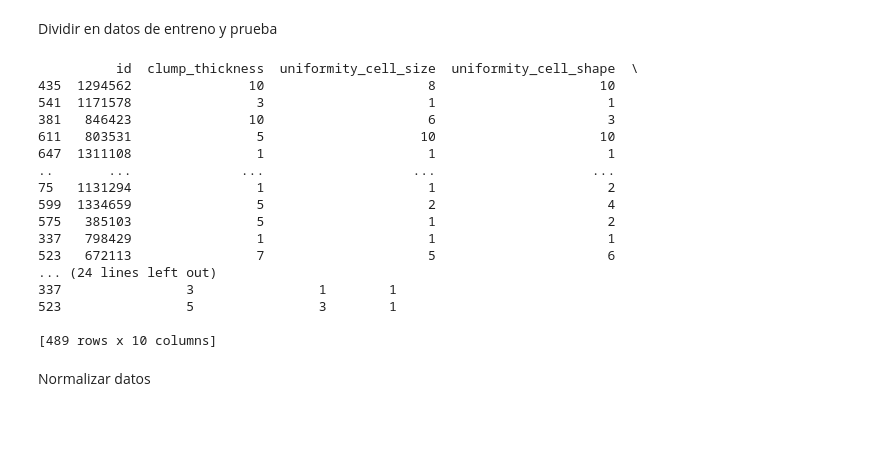
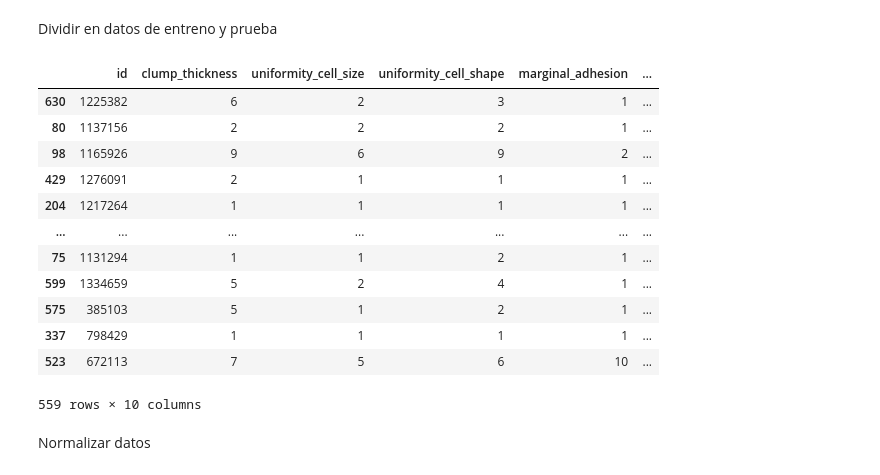
Before and after one commit to SantiagoTaracena01/data-mining-lab-02, a Jupyter notebook: src/main.ipynb, the cells around one changed output. Drawn from its saved outputs; the diff is of its cells as text; code cells hidden in the pictures; blank space fills up the shorter version.

```diff
--- a/src/main.ipynb
+++ b/src/main.ipynb
@@ -369,29 +369,33 @@ y = data.iloc[:, -1].values
 # %% [markdown]
 Dividir en datos de entreno y prueba
 # %%
+# Separador de sklearn.
 from sklearn.model_selection import train_test_split
-X_entreno, X_prueba, y_entreno, y_prueba = train_test_split(data.drop('class' , axis = 1),
-                                                    data['class'], test_size = 0.30,
-                                                    random_state = 101)
-print(X_entreno)
+
+# Separar el dataset en conjunto de entrenamiento y prueba.
+X_entreno, X_prueba, y_entreno, y_prueba = train_test_split(
+    data.drop("class", axis=1),
+    data["class"],
+    test_size=0.2,
+    random_state=101
+)
+
+# Retorno del conjunto de entrenamiento.
+X_entreno
 # %% [output]
+|  | id | clump_thickness | uniformity_cell_size | uniformity_cell_shape | marginal_adhesion | ... |
+| 630 | 1225382 | 6 | 2 | 3 | 1 | ... |
+| 80 | 1137156 | 2 | 2 | 2 | 1 | ... |
+| 98 | 1165926 | 9 | 6 | 9 | 2 | ... |
+| 429 | 1276091 | 2 | 1 | 1 | 1 | ... |
+| 204 | 1217264 | 1 | 1 | 1 | 1 | ... |
+| ... | ... | ... | ... | ... | ... | ... |
+| 75 | 1131294 | 1 | 1 | 2 | 1 | ... |
+| 599 | 1334659 | 5 | 2 | 4 | 1 | ... |
+| 575 | 385103 | 5 | 1 | 2 | 1 | ... |
+| 337 | 798429 | 1 | 1 | 1 | 1 | ... |
+| 523 | 672113 | 7 | 5 | 6 | 10 | ... |
-          id  clump_thickness  uniformity_cell_size  uniformity_cell_shape  \
-435  1294562               10                     8                     10
-541  1171578                3                     1                      1
-381   846423               10                     6                      3
-611   803531                5                    10                     10
-647  1311108                1                     1                      1
-..       ...              ...                   ...                    ...
-75   1131294                1                     1                      2
-599  1334659                5                     2                      4
-575   385103                5                     1                      2
-337   798429                1                     1                      1
-523   672113                7                     5                      6
-... (24 lines left out)
-337                3                1        1
-523                5                3        1
-
-[489 rows x 10 columns]
+559 rows × 10 columns
 # %% [markdown]
 Normalizar datos
 # %%
```
Also changed, not shown: parts of 34 cells of this notebook, 1 other file.
